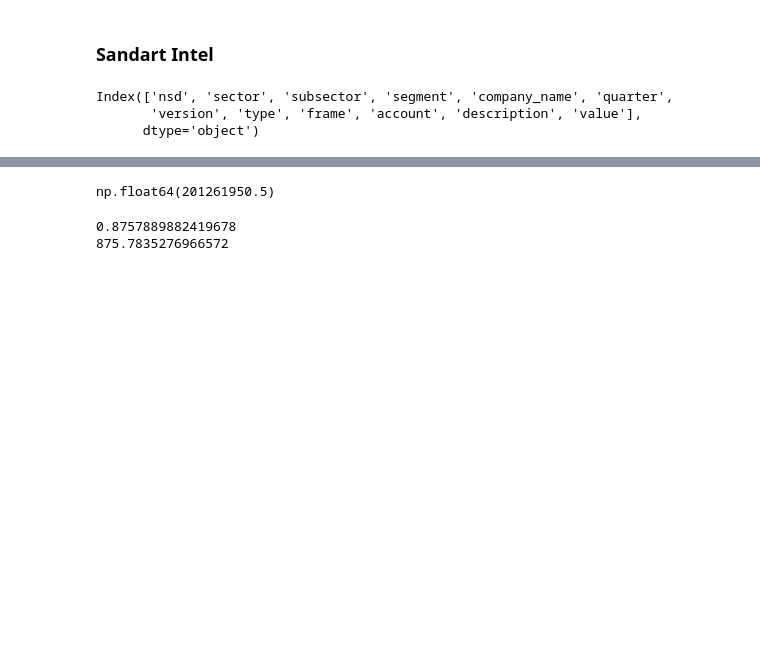
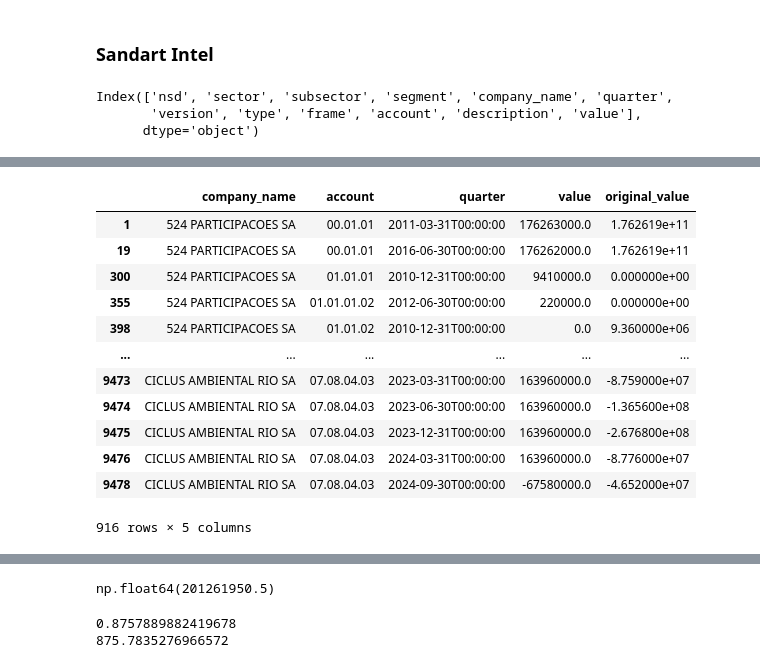
Before and after one commit to faustostangler/FLY_OLD, a Jupyter notebook: playground.ipynb, the cells around one changed output, grey strips where cells are left out. Cells and saved outputs as stored; diff of their text form; code cells hidden in the pictures; blank space fills up the shorter version.

```diff
--- a/playground.ipynb
+++ b/playground.ipynb
@@ -273,3 +282,26 @@ group_name, group = next(iter(grouped))
+# %%
+# Máscara com linhas alteradas
+mascara_alterados = corrected_df['value'] != corrected_df['original_value']
+
+# Filtra o DataFrame com a máscara
+df_alterados = corrected_df[mascara_alterados]
+
+# Visualiza o resultado
+df_alterados
+# %% [output]
+|  | company_name | account | quarter | value | original_value |
+| 1 | 524 PARTICIPACOES SA | 00.01.01 | 2011-03-31T00:00:00 | 176263000.0 | 1.762619e+11 |
+| 19 | 524 PARTICIPACOES SA | 00.01.01 | 2016-06-30T00:00:00 | 176262000.0 | 1.762619e+11 |
+| 300 | 524 PARTICIPACOES SA | 01.01.01 | 2010-12-31T00:00:00 | 9410000.0 | 0.000000e+00 |
+| 355 | 524 PARTICIPACOES SA | 01.01.01.02 | 2012-06-30T00:00:00 | 220000.0 | 0.000000e+00 |
+| 398 | 524 PARTICIPACOES SA | 01.01.02 | 2010-12-31T00:00:00 | 0.0 | 9.360000e+06 |
+| ... | ... | ... | ... | ... | ... |
+| 9473 | CICLUS AMBIENTAL RIO SA | 07.08.04.03 | 2023-03-31T00:00:00 | 163960000.0 | -8.759000e+07 |
+| 9474 | CICLUS AMBIENTAL RIO SA | 07.08.04.03 | 2023-06-30T00:00:00 | 163960000.0 | -1.365600e+08 |
+| 9475 | CICLUS AMBIENTAL RIO SA | 07.08.04.03 | 2023-12-31T00:00:00 | 163960000.0 | -2.676800e+08 |
+| 9476 | CICLUS AMBIENTAL RIO SA | 07.08.04.03 | 2024-03-31T00:00:00 | 163960000.0 | -8.776000e+07 |
+| 9478 | CICLUS AMBIENTAL RIO SA | 07.08.04.03 | 2024-09-30T00:00:00 | -67580000.0 | -4.652000e+07 |
+916 rows × 5 columns
 # %%
 group
 # %% [output]
```
Also changed, not shown: parts of 4 cells of this notebook, 4 other files.
